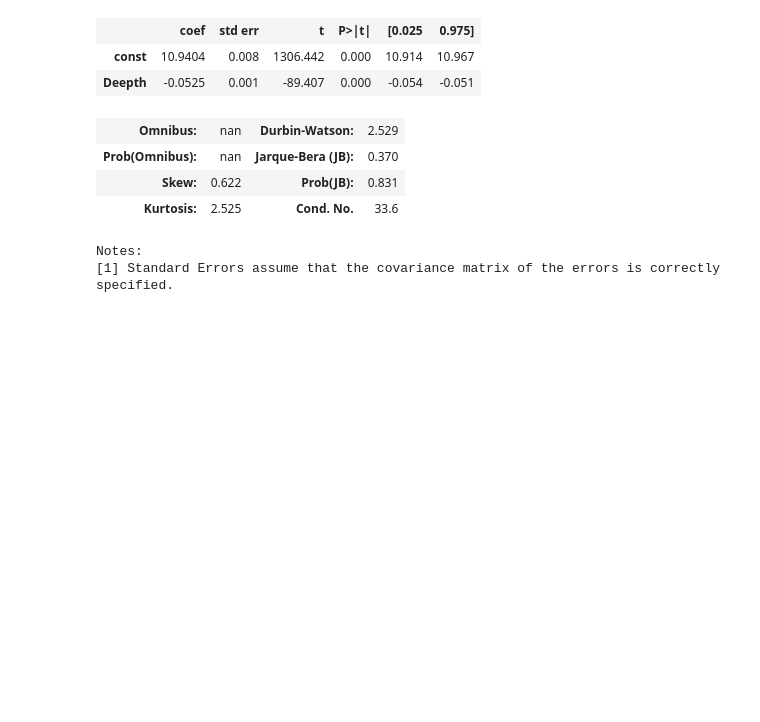
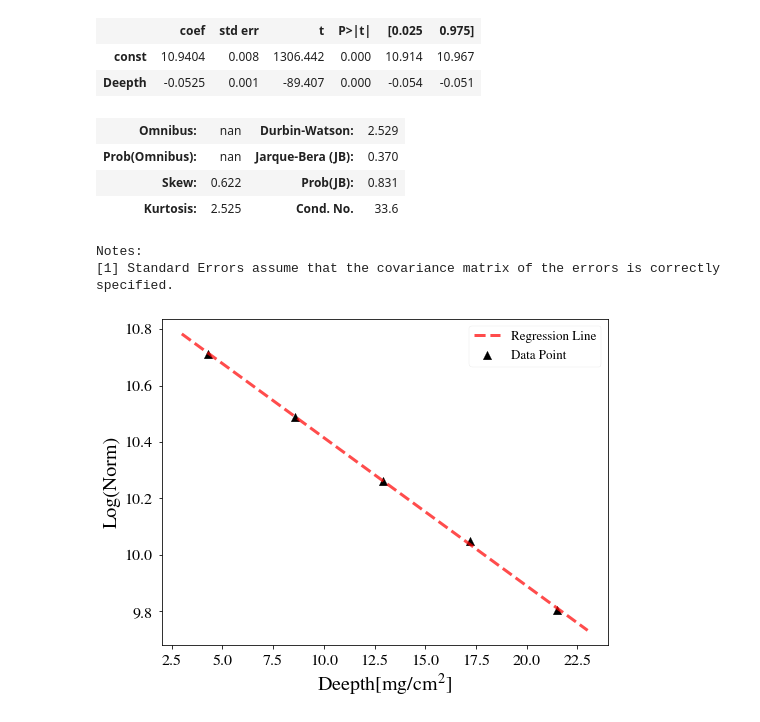
Before and after one commit to DickyChant/AdvNuclExp, a Jupyter notebook: Exp1/analysis/analysis.ipynb, the cells around one changed output. Saved outputs shown, nothing was run; the diff lists cells and outputs as text; code cells hidden in the pictures; blank space fills up the shorter version.

Commit message:
Write Up to Data Processing

```diff
--- a/Exp1/analysis/analysis.ipynb
+++ b/Exp1/analysis/analysis.ipynb
@@ -299,3 +299,16 @@ OLS Regression Results
 | Kurtosis: | 2.525 | Cond. No. | 33.6 |
 Notes:
 [1] Standard Errors assume that the covariance matrix of the errors is correctly specified.
+# %%
+def lm2(x):
+    return x*-0.0525 + 10.9404
+# %%
+plt.plot(np.linspace(3,23),lm2(np.linspace(3,23)),"--",color = "red",label="Regression Line",alpha=0.7)
+# plt.scatter(df1.Channel,df1.K_alpha,marker="^",s=75,color="black",label = "Data Point")
+plt.scatter(df3.Deepth,np.log(df3.Norm),marker="^",s=75,color="black",label="Data Point")
+plt.legend()
+plt.xlabel("Deepth[$mg/cm^2$]")
+plt.ylabel("Log(Norm)")
+plt.savefig("../plot/LinearReg2.pdf")
+# %% [output]
+[figure, added]
```
Also changed, not shown: 7 other files.
